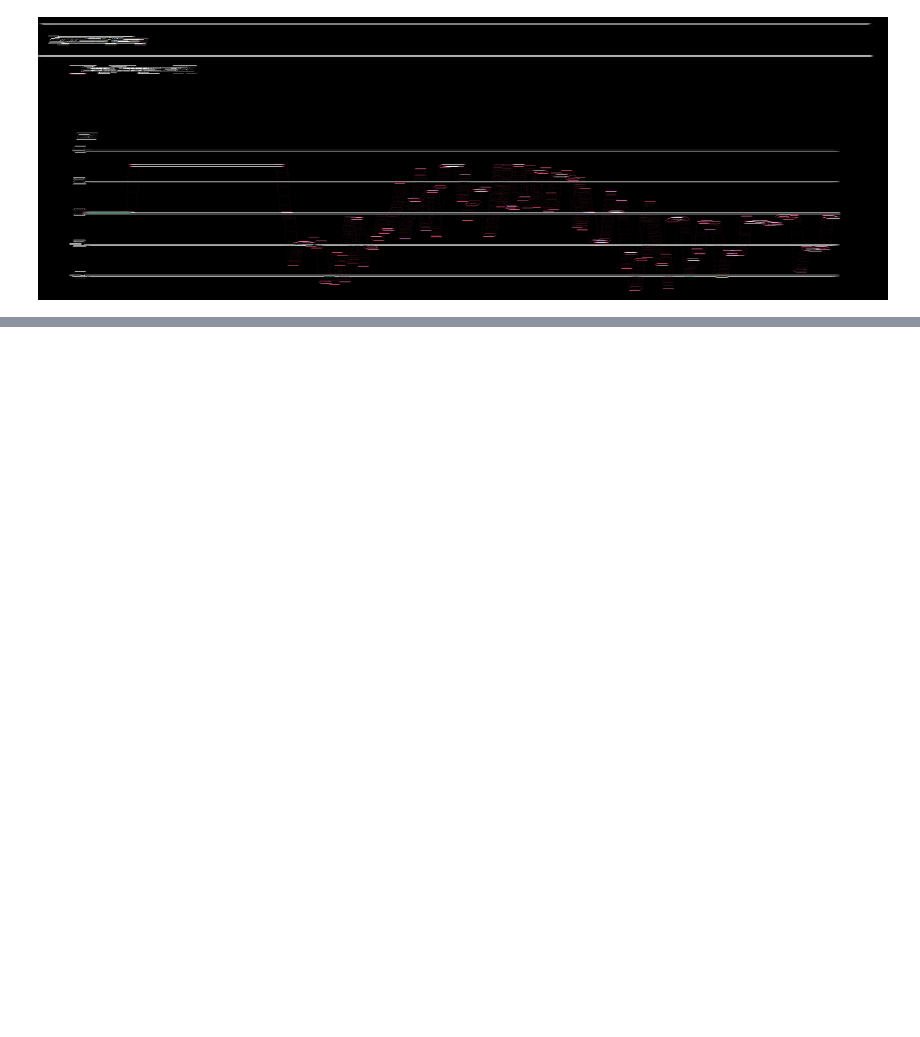
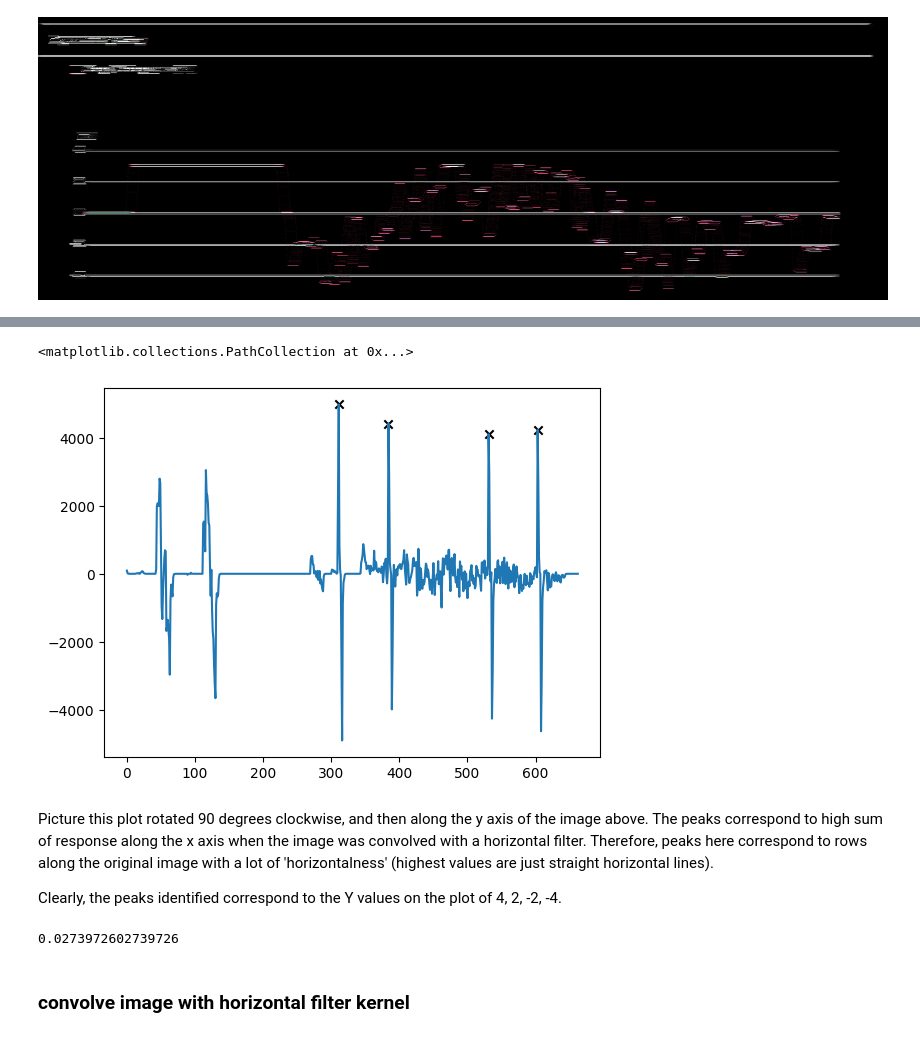
Before and after one commit to jordanesmith/Carbon-Intensity-Project-, a Jupyter notebook: experiments.ipynb, the cells around one changed output, grey strips where cells are left out. Saved outputs shown, nothing was run; the diff lists cells and outputs as text; code cells hidden in the pictures; blank space fills up the shorter version.

Commit message:
found y values in pixel locations of grid

```diff
--- a/experiments.ipynb
+++ b/experiments.ipynb
@@ -116,0 +101,30 @@ Image.fromarray(result)
+# %%
+# remove the baseline wonder, uncomment above to see why
+sos = scipy.signal.butter(1, 1, 'hp', fs=5, output='sos')
+def hpf(a):
+    return scipy.signal.sosfilt(sos, a)
+filtered_sum_arr_along_x = np.apply_along_axis(hpf, 0, sum_arr_along_x)
+plt.plot(r_arr)
+
+# detect peaks
+r_arr = filtered_sum_arr_along_x[:,0] # only run calculations on r component of pixel values
+peaks_x = scipy.signal.find_peaks(r_arr, height=0.7*max(r_arr))[0]
+peaks_y = r_arr[peaks_x]
+plt.scatter(peaks_x, peaks_y, marker='x', c='black')
+# %% [output]
+<matplotlib.collections.PathCollection at 0x...>
+[figure, added]
+# %% [markdown]
+Picture this plot rotated 90 degrees clockwise, and then along the y axis of the image above. The peaks correspond to high sum of response along the x axis when the image was convolved with a horizontal filter. Therefore, peaks here correspond to rows along the original image with a lot of 'horizontalness' (highest values are just straight horizontal lines).
+
+Clearly, the peaks identified correspond to the Y values on the plot of 4, 2, -2, -4.
+# %%
+# generate dictionary from these values
+y_values_on_graph = [4,2,-2,-4] # !!!!!!!!!!!!!!!! CHECK THESE IN FUTURE
+batter_charge_range = max(y_values_on_graph) - min(y_values_on_graph)
+pixel_location_range = max(peaks_x) - min(peaks_x)
+scaling_multiplier = batter_charge_range / pixel_location_range # kW per pixel
+# %% [output]
+0.0273972602739726
+# %% [markdown]
+### convolve image with horizontal filter kernel
```
Also changed, not shown: parts of 9 cells of this notebook.
